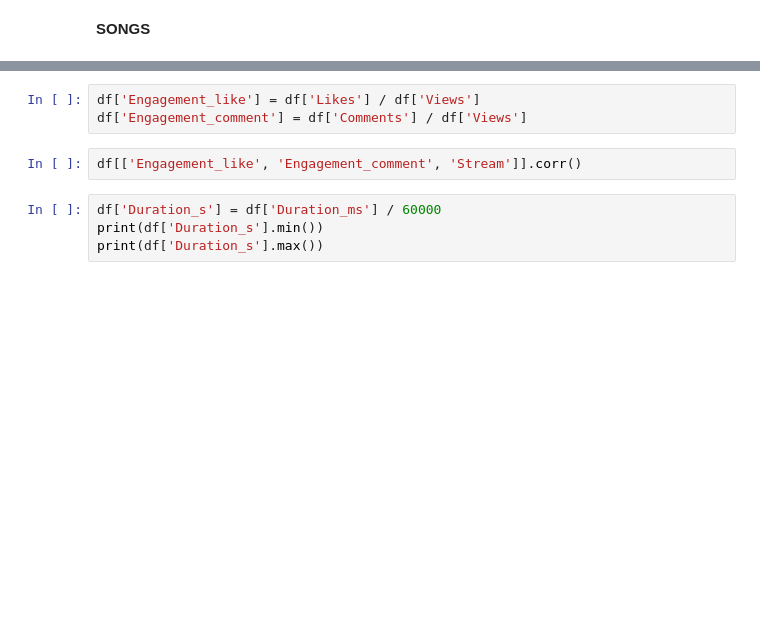
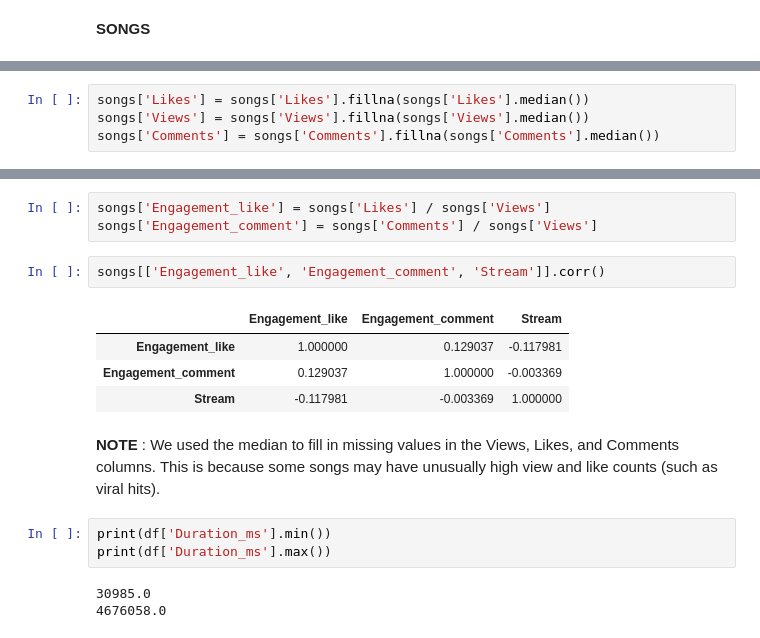
Before and after one commit to pvihung/Song_Analysis, a Jupyter notebook: EDA/SpotifyAnalysisUpdate.ipynb, the cells around one changed output, grey strips where cells are left out. Saved outputs shown, nothing was run; the diff lists cells and outputs as text; blank space fills up the shorter version.

```diff
--- a/EDA/SpotifyAnalysisUpdate.ipynb
+++ b/EDA/SpotifyAnalysisUpdate.ipynb
@@ -268,0 +395,4 @@ std_artist[std_artist.index == 'Kanye West']
+# %%
+songs['Likes'] = songs['Likes'].fillna(songs['Likes'].median())
+songs['Views'] = songs['Views'].fillna(songs['Views'].median())
+songs['Comments'] = songs['Comments'].fillna(songs['Comments'].median())
@@ -269,10 +406,19 @@ std_artist[std_artist.index == 'Kanye West']
 # %%
-df['Engagement_like'] = df['Likes'] / df['Views']
-df['Engagement_comment'] = df['Comments'] / df['Views']
+songs['Engagement_like'] = songs['Likes'] / songs['Views']
+songs['Engagement_comment'] = songs['Comments'] / songs['Views']
 # %%
-df[['Engagement_like', 'Engagement_comment', 'Stream']].corr()
+songs[['Engagement_like', 'Engagement_comment', 'Stream']].corr()
+# %% [output]
+|  | Engagement_like | Engagement_comment | Stream |
+| Engagement_like | 1.000000 | 0.129037 | -0.117981 |
+| Engagement_comment | 0.129037 | 1.000000 | -0.003369 |
+| Stream | -0.117981 | -0.003369 | 1.000000 |
+# %% [markdown]
+**NOTE** : We used the median to fill in missing values in the Views, Likes, and Comments columns. This is because some songs may have unusually high view and like counts (such as viral hits).
 # %%
-df['Duration_s'] = df['Duration_ms'] / 60000
-print(df['Duration_s'].min())
-print(df['Duration_s'].max())
+print(df['Duration_ms'].min())
+print(df['Duration_ms'].max())
+# %% [output]
+30985.0
+4676058.0
 # %%
```
Also changed, not shown: parts of 25 cells of this notebook.
